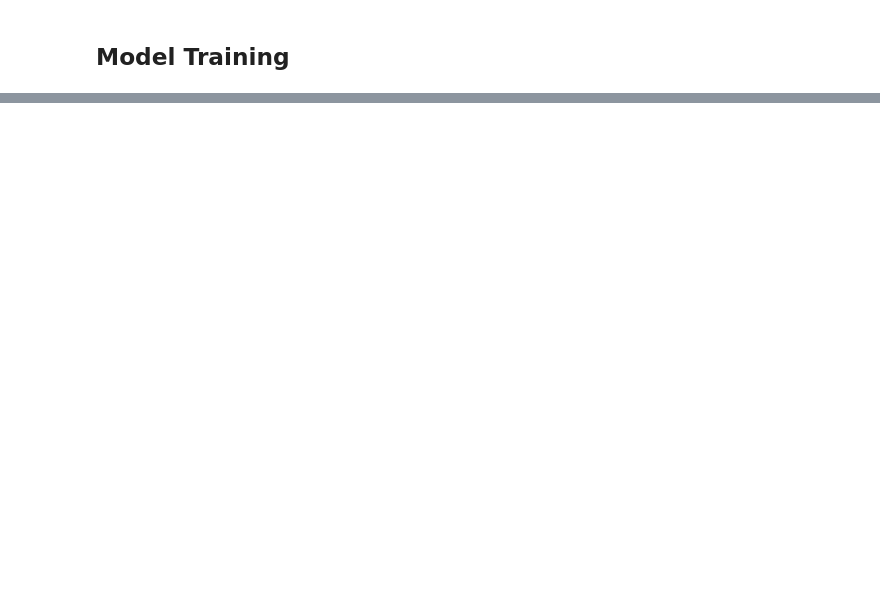
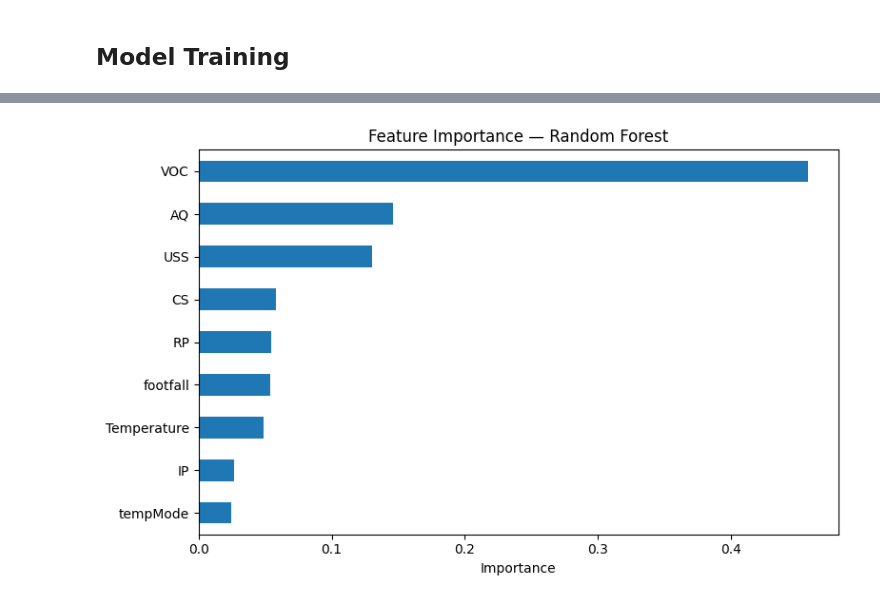
Before and after one commit to Sakshi-zz/Machine_Failure_prediction_model, a Jupyter notebook: Sakshi_Rana_Machine_Failure_Prediction_Model_Data_Science_July_Batch.ipynb, the cells around one changed output, grey strips where cells are left out. Saved outputs shown, nothing was run; the diff lists cells and outputs as text; code cells hidden in the pictures; blank space fills up the shorter version.

```diff
--- a/Sakshi_Rana_Machine_Failure_Prediction_Model_Data_Science_July_Batch.ipynb
+++ b/Sakshi_Rana_Machine_Failure_Prediction_Model_Data_Science_July_Batch.ipynb
@@ -263,0 +304,14 @@ Accuracy: 91.53%
+# %%
+importances = pd.Series(
+    best_model.feature_importances_, index=feature_cols
+).sort_values()
+
+plt.figure(figsize=(8,5))
+importances.plot(kind='barh')
+plt.title('Feature Importance — Random Forest')
+plt.xlabel('Importance')
+plt.tight_layout()
+plt.savefig('feature_importance.png', dpi=150, bbox_inches='tight')
+plt.show()
+# %% [output]
+[figure, added]
```
Also changed, not shown: parts of 19 cells of this notebook.
